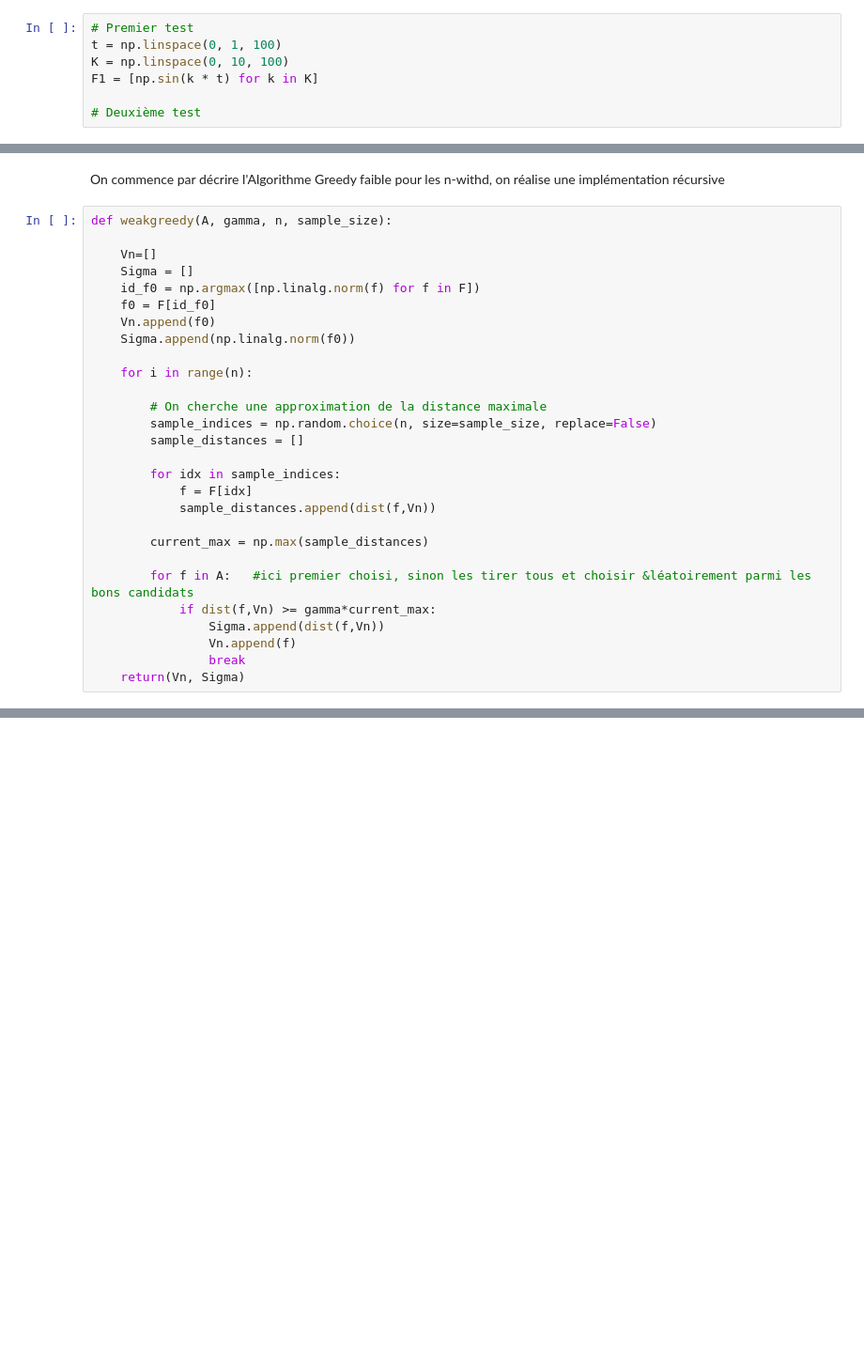
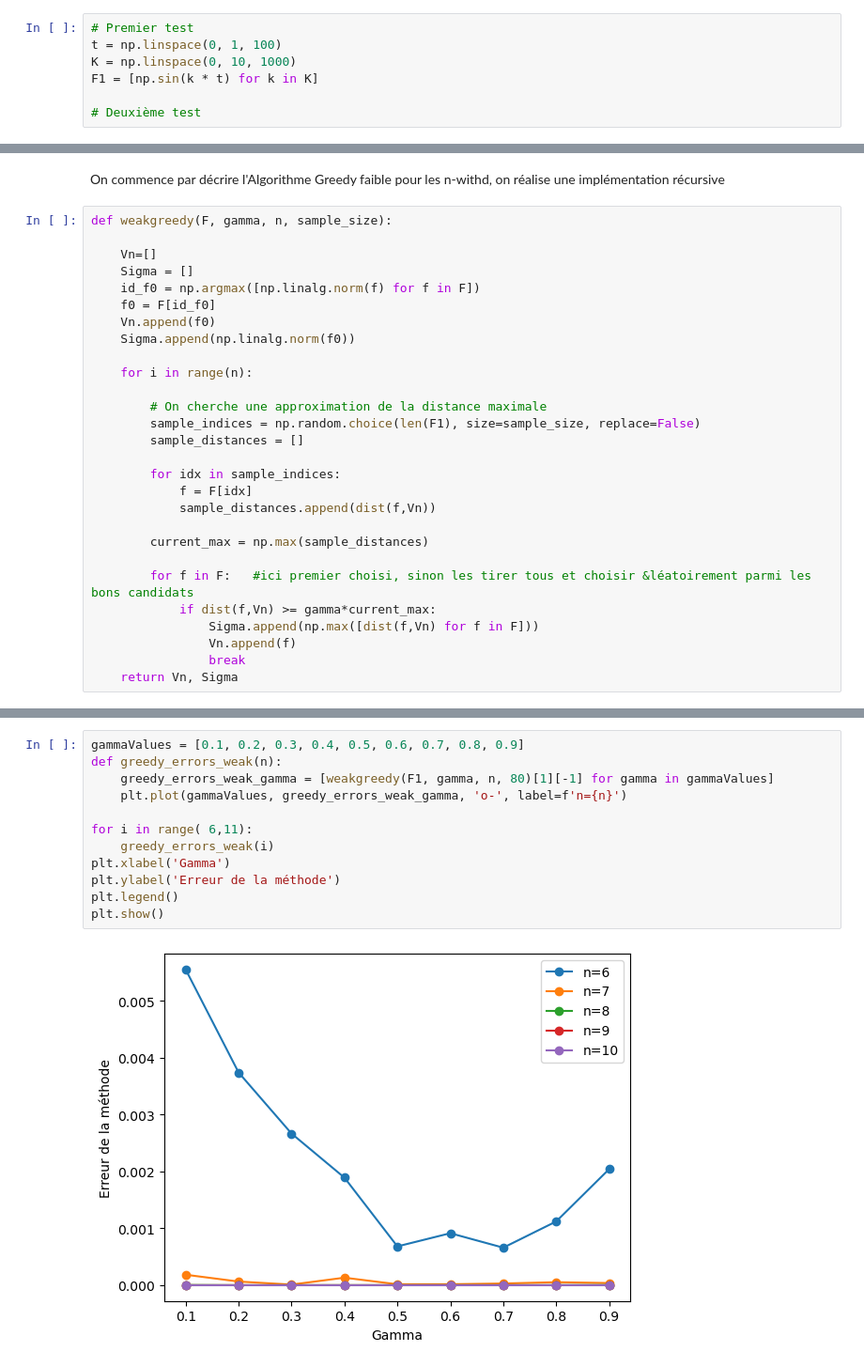
Before and after one commit to Viciciciccd/Greedy_n-withd, a Jupyter notebook: Greedy.ipynb, the cells around one changed output, grey strips where cells are left out. Shown at 94% size. Drawn from its saved outputs; the diff is of its cells as text; blank space fills up the shorter version.

```diff
--- a/Greedy.ipynb
+++ b/Greedy.ipynb
@@ -14,7 +14,7 @@ import matplotlib.pyplot as plt
 # %%
 # Premier test
 t = np.linspace(0, 1, 100)
-K = np.linspace(0, 10, 100)
+K = np.linspace(0, 10, 1000)
 F1 = [np.sin(k * t) for k in K]
 
 # Deuxième test
@@ -67,7 +65,7 @@ def stronggreedy(F, n):
 # %% [markdown]
 On commence par décrire l'Algorithme Greedy faible pour les n-withd, on réalise une implémentation récursive
 # %%
-def weakgreedy(A, gamma, n, sample_size):
+def weakgreedy(F, gamma, n, sample_size):
 
     Vn=[]
     Sigma = []
@@ -79,7 +77,7 @@ def weakgreedy(A, gamma, n, sample_size):
     for i in range(n):
 
         # On cherche une approximation de la distance maximale
-        sample_indices = np.random.choice(n, size=sample_size, replace=False)
+        sample_indices = np.random.choice(len(F1), size=sample_size, replace=False)
         sample_distances = []
 
         for idx in sample_indices:
@@ -88,10 +86,10 @@ def weakgreedy(A, gamma, n, sample_size):
 
         current_max = np.max(sample_distances)
 
-        for f in A:   #ici premier choisi, sinon les tirer tous et choisir &léatoirement parmi les bons candidats
+        for f in F:   #ici premier choisi, sinon les tirer tous et choisir &léatoirement parmi les bons candidats
             if dist(f,Vn) >= gamma*current_max:
-                Sigma.append(dist(f,Vn))
+                Sigma.append(np.max([dist(f,Vn) for f in F]))
                 Vn.append(f)
                 break
-    return(Vn, Sigma)
+    return Vn, Sigma
 # %% [markdown]
@@ -100,0 +108,14 @@ def weakgreedy(A, gamma, n, sample_size):
+# %%
+gammaValues = [0.1, 0.2, 0.3, 0.4, 0.5, 0.6, 0.7, 0.8, 0.9]
+def greedy_errors_weak(n):
+    greedy_errors_weak_gamma = [weakgreedy(F1, gamma, n, 80)[1][-1] for gamma in gammaValues]
+    plt.plot(gammaValues, greedy_errors_weak_gamma, 'o-', label=f'n={n}')
+
+for i in range( 6,11):
+    greedy_errors_weak(i)
+plt.xlabel('Gamma')
+plt.ylabel('Erreur de la méthode')
+plt.legend()
+plt.show()
+# %% [output]
+[figure, added]
```
Also changed, not shown: parts of 21 cells of this notebook.
